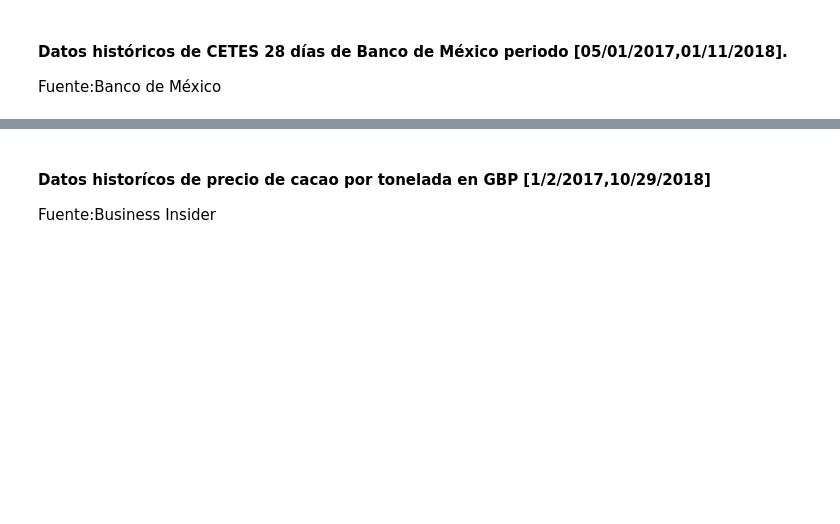
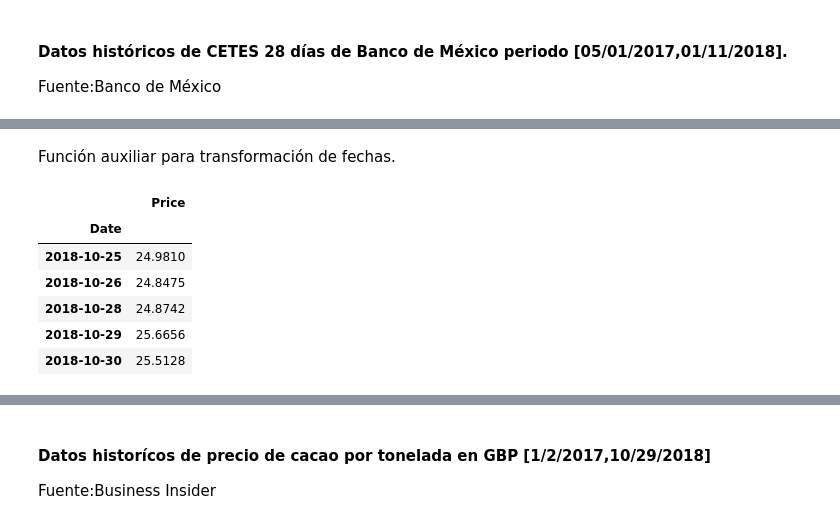
Before and after one commit to CAGS295/proyecto_modulo2, a Jupyter notebook: Proyecto_SandovalC.ipynb, the cells around one changed output, grey strips where cells are left out. Saved outputs shown, nothing was run; the diff lists cells and outputs as text; code cells hidden in the pictures; blank space fills up the shorter version.

```diff
--- a/Proyecto_SandovalC.ipynb
+++ b/Proyecto_SandovalC.ipynb
@@ -140,4 +170,17 @@ CETE.tail()
 
 Fuente:<a src="https://www.investing.com/currencies/gbp-mxn-historical-data">Investing.com</a>
+# %% [markdown]
+Función auxiliar para transformación de fechas.
 # %%
-GBPMXN = pd.read_csv('GBP_MXN.csv',index_col=0,usecols=[0,1]).sort_index(ascending=False)
+GBPMXN = pd.read_csv('GBP_MXN.csv',index_col=0,usecols=[0,1], date_parser=fun2,dayfirst=True).sort_index(ascending=True)
+# GBPMXN.index=GBPMXN.index.strftime('%d/%m/%Y')
+GBPMXN.tail(5)
+# GBPMXN.describe()
+# %% [output]
+|  | Price |
+| Date |  |
+| 2018-10-25 | 24.9810 |
+| 2018-10-26 | 24.8475 |
+| 2018-10-28 | 24.8742 |
+| 2018-10-29 | 25.6656 |
+| 2018-10-30 | 25.5128 |
```
Also changed, not shown: parts of 17 cells of this notebook.
